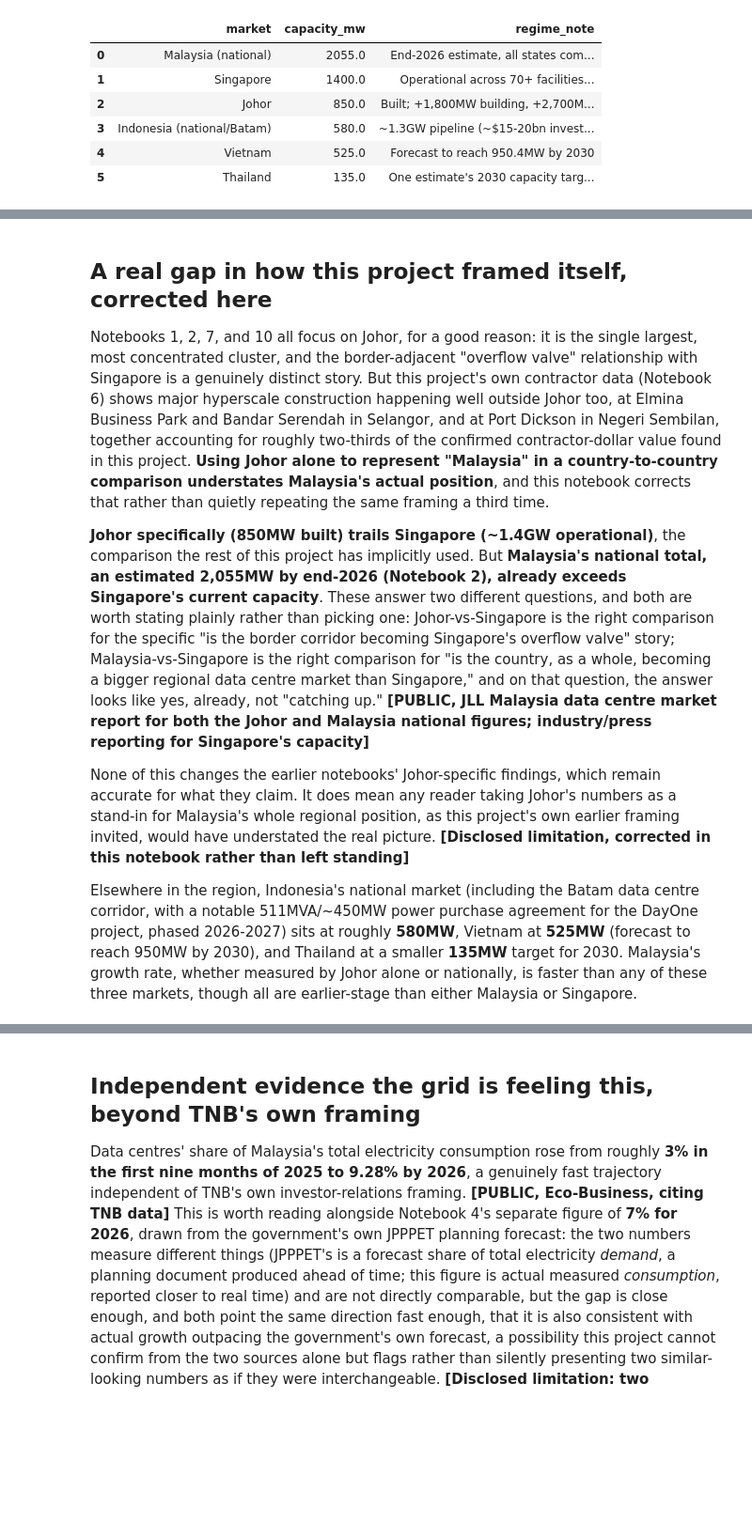
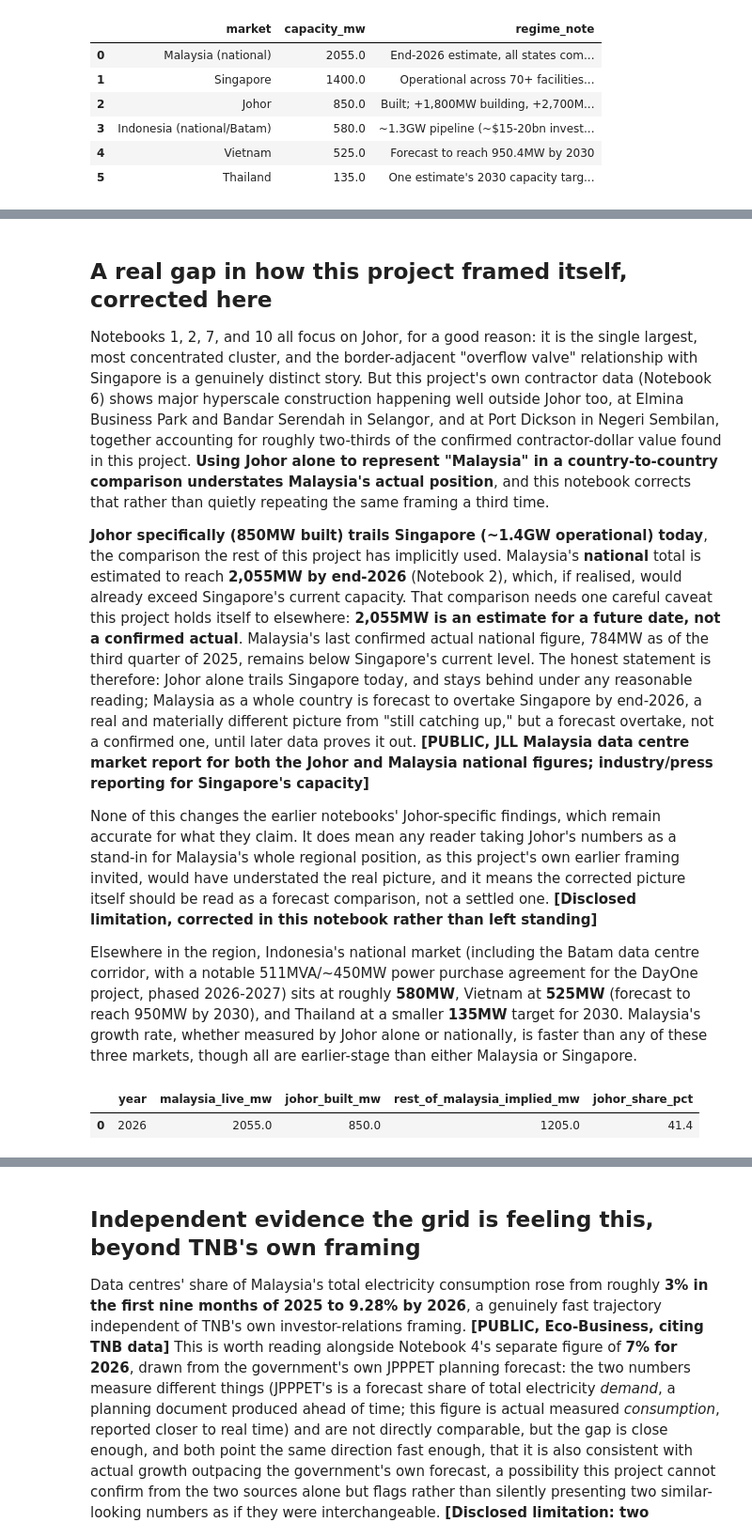
Before and after one commit to ooi-darren/malaysia-ai-data-centre-boom, a Jupyter notebook: notebooks/11_regional_position.ipynb, the cells around one changed output, grey strips where cells are left out. Shown at 94% size. Cells and saved outputs as stored; diff of their text form; code cells hidden in the pictures; blank space fills up the shorter version.

```diff
--- a/notebooks/11_regional_position.ipynb
+++ b/notebooks/11_regional_position.ipynb
@@ -28,8 +28,21 @@ Image(filename='../outputs/figures/11_regional_position.png')
 
 Notebooks 1, 2, 7, and 10 all focus on Johor, for a good reason: it is the single largest, most concentrated cluster, and the border-adjacent "overflow valve" relationship with Singapore is a genuinely distinct story. But this project's own contractor data (Notebook 6) shows major hyperscale construction happening well outside Johor too, at Elmina Business Park and Bandar Serendah in Selangor, and at Port Dickson in Negeri Sembilan, together accounting for roughly two-thirds of the confirmed contractor-dollar value found in this project. **Using Johor alone to represent "Malaysia" in a country-to-country comparison understates Malaysia's actual position**, and this notebook corrects that rather than quietly repeating the same framing a third time.
 
-**Johor specifically (850MW built) trails Singapore (~1.4GW operational)**, the comparison the rest of this project has implicitly used. But **Malaysia's national total, an estimated 2,055MW by end-2026 (Notebook 2), already exceeds Singapore's current capacity**. These answer two different questions, and both are worth stating plainly rather than picking one: Johor-vs-Singapore is the right comparison for the specific "is the border corridor becoming Singapore's overflow valve" story; Malaysia-vs-Singapore is the right comparison for "is the country, as a whole, becoming a bigger regional data centre market than Singapore," and on that question, the answer looks like yes, already, not "catching up." **[PUBLIC, JLL Malaysia data centre market report for both the Johor and Malaysia national figures; industry/press reporting for Singapore's capacity]**
+**Johor specifically (850MW built) trails Singapore (~1.4GW operational) today**, the comparison the rest of this project has implicitly used. Malaysia's **national** total is estimated to reach **2,055MW by end-2026** (Notebook 2), which, if realised, would already exceed Singapore's current capacity. That comparison needs one careful caveat this project holds itself to elsewhere: **2,055MW is an estimate for a future date, not a confirmed actual**. Malaysia's last confirmed actual national figure, 784MW as of the third quarter of 2025, remains below Singapore's current level. The honest statement is therefore: Johor alone trails Singapore today, and stays behind under any reasonable reading; Malaysia as a whole country is forecast to overtake Singapore by end-2026, a real and materially different picture from "still catching up," but a forecast overtake, not a confirmed one, until later data proves it out. **[PUBLIC, JLL Malaysia data centre market report for both the Johor and Malaysia national figures; industry/press reporting for Singapore's capacity]**
 
-None of this changes the earlier notebooks' Johor-specific findings, which remain accurate for what they claim. It does mean any reader taking Johor's numbers as a stand-in for Malaysia's whole regional position, as this project's own earlier framing invited, would have understated the real picture. **[Disclosed limitation, corrected in this notebook rather than left standing]**
+None of this changes the earlier notebooks' Johor-specific findings, which remain accurate for what they claim. It does mean any reader taking Johor's numbers as a stand-in for Malaysia's whole regional position, as this project's own earlier framing invited, would have understated the real picture, and it means the corrected picture itself should be read as a forecast comparison, not a settled one. **[Disclosed limitation, corrected in this notebook rather than left standing]**
 
 Elsewhere in the region, Indonesia's national market (including the Batam data centre corridor, with a notable 511MVA/~450MW power purchase agreement for the DayOne project, phased 2026-2027) sits at roughly **580MW**, Vietnam at **525MW** (forecast to reach 950MW by 2030), and Thailand at a smaller **135MW** target for 2030. Malaysia's growth rate, whether measured by Johor alone or nationally, is faster than any of these three markets, though all are earlier-stage than either Malaysia or Singapore.
+# %%
+import sqlite3
+import pandas as pd
+
+conn = sqlite3.connect('../data/processed/dcboom.db')
+capacity = pd.read_sql_query("SELECT year, malaysia_live_mw, johor_built_mw FROM capacity_trend WHERE year = 2026", conn)
+conn.close()
+capacity['rest_of_malaysia_implied_mw'] = capacity['malaysia_live_mw'] - capacity['johor_built_mw']
+capacity['johor_share_pct'] = (capacity['johor_built_mw'] / capacity['malaysia_live_mw'] * 100).round(1)
+capacity
+# %% [output]
+|  | year | malaysia_live_mw | johor_built_mw | rest_of_malaysia_implied_mw | johor_share_pct |
+| 0 | 2026 | 2055.0 | 850.0 | 1205.0 | 41.4 |
```
Also changed, not shown: parts of 3 cells of this notebook, 2 other files.
